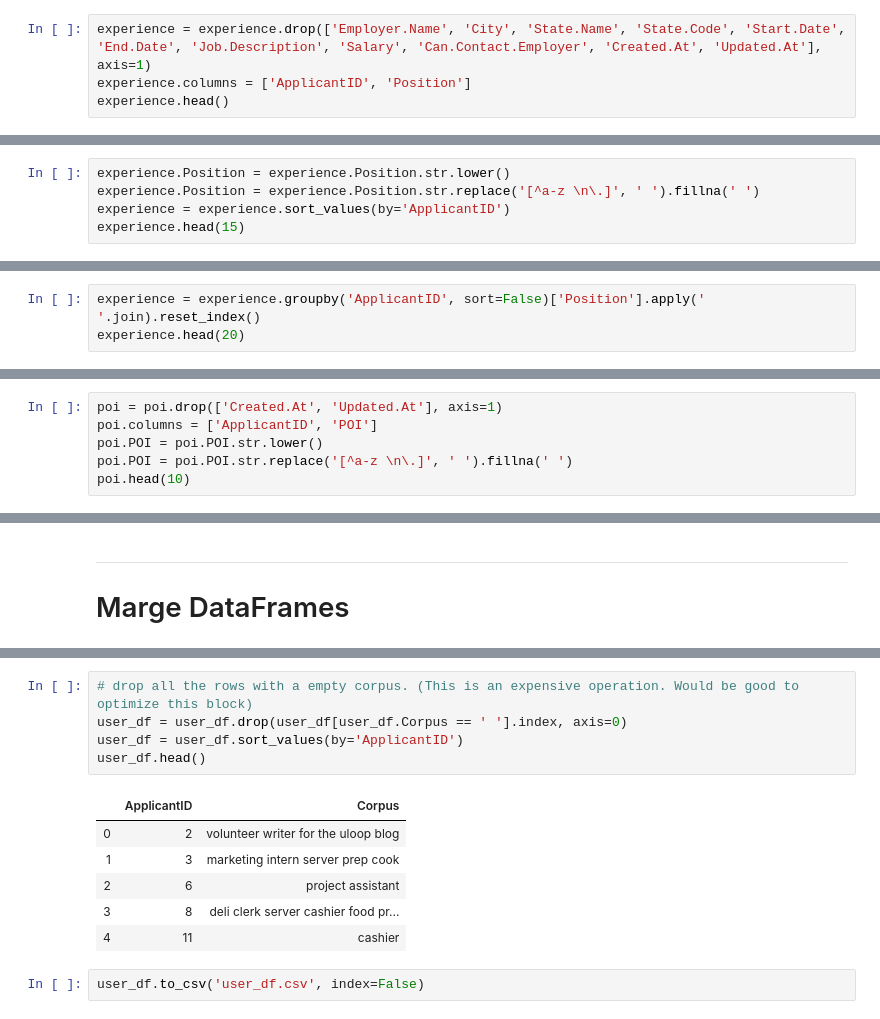
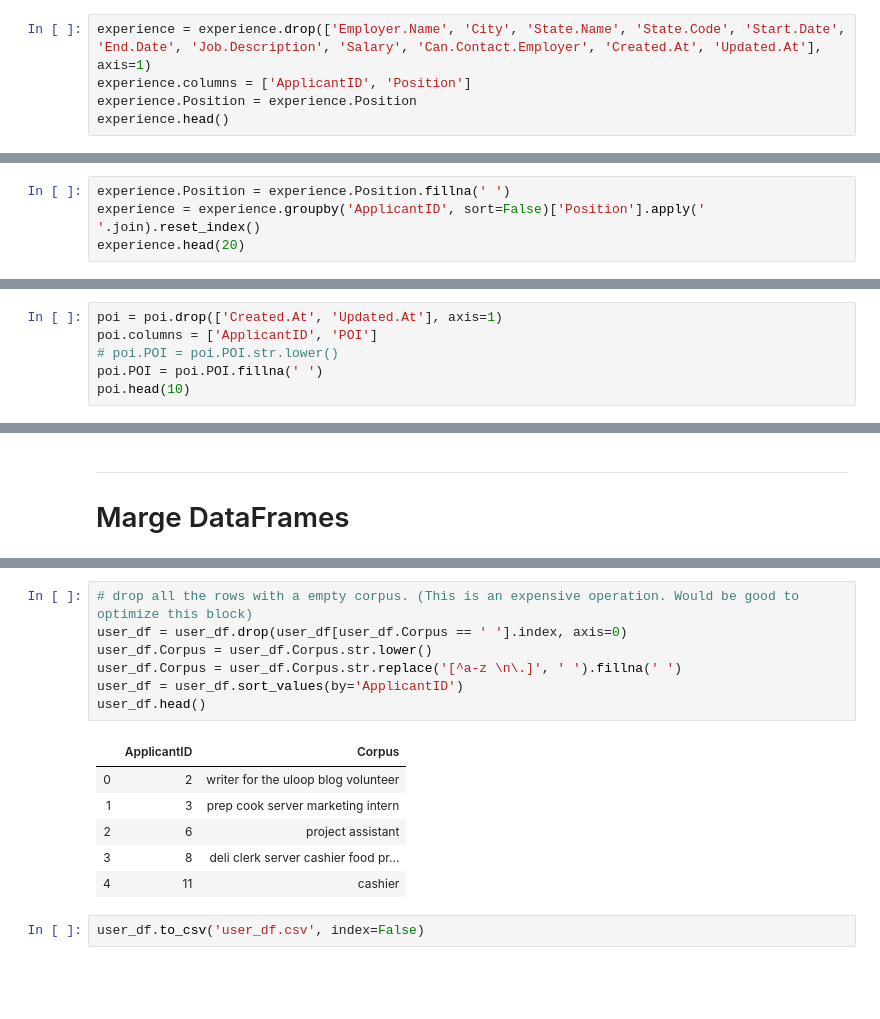
Before and after one commit to SamLevinSE/job_recommender_with_NLP, a Jupyter notebook: job_recommender_data_mining_USERS.ipynb, the cells around one changed output, grey strips where cells are left out. Drawn from its saved outputs; the diff is of its cells as text; blank space fills up the shorter version.

```diff
--- a/job_recommender_data_mining_USERS.ipynb
+++ b/job_recommender_data_mining_USERS.ipynb
@@ -160,6 +149,7 @@ list(experience)
 # %%
 experience = experience.drop(['Employer.Name', 'City', 'State.Name', 'State.Code', 'Start.Date', 'End.Date', 'Job.Description', 'Salary', 'Can.Contact.Employer', 'Created.At', 'Updated.At'], axis=1)
 experience.columns = ['ApplicantID', 'Position']
+experience.Position = experience.Position
 experience.head()
 # %% [output]
 |  | ApplicantID | Position |
@@ -168,8 +158,3 @@ experience.head()
 | 2 | 10001 | Machine Operator |
 | 3 | 10003 | maintenance technician |
 | 4 | 10003 | Electrical Helper |
-# %%
-experience.Position = experience.Position.str.lower()
-experience.Position = experience.Position.str.replace('[^a-z \n\.]', ' ').fillna(' ')
-experience = experience.sort_values(by='ApplicantID')
-experience.head(15)
@@ -193,6 +161,7 @@ experience.head(15)
 # %% [markdown]
 As we see, there are sometimes more than one application for the applicant. Those will be marged to one.
 # %%
+experience.Position = experience.Position.fillna(' ')
 experience = experience.groupby('ApplicantID', sort=False)['Position'].apply(' '.join).reset_index()
 experience.head(20)
 # %% [output]
@@ -242,8 +211,8 @@ poi.head()
 # %%
 poi = poi.drop(['Created.At', 'Updated.At'], axis=1)
 poi.columns = ['ApplicantID', 'POI']
-poi.POI = poi.POI.str.lower()
-poi.POI = poi.POI.str.replace('[^a-z \n\.]', ' ').fillna(' ')
+# poi.POI = poi.POI.str.lower()
+poi.POI = poi.POI.fillna(' ')
 poi.head(10)
 # %% [output]
 |  | ApplicantID | POI |
@@ -323,12 +292,14 @@ user_df.head()
 # %%
 # drop all the rows with a empty corpus. (This is an expensive operation. Would be good to optimize this block)
 user_df = user_df.drop(user_df[user_df.Corpus == ' '].index, axis=0)
+user_df.Corpus = user_df.Corpus.str.lower()
+user_df.Corpus = user_df.Corpus.str.replace('[^a-z \n\.]', ' ').fillna(' ')
 user_df = user_df.sort_values(by='ApplicantID')
 user_df.head()
 # %% [output]
 |  | ApplicantID | Corpus |
-| 0 | 2 | volunteer writer for the uloop blog |
-| 1 | 3 | marketing intern server prep cook |
+| 0 | 2 | writer for the uloop blog volunteer |
+| 1 | 3 | prep cook server marketing intern |
 | 2 | 6 | project assistant |
 | 3 | 8 | deli clerk server cashier food pr... |
 | 4 | 11 | cashier |
```
Also changed, not shown: parts of 8 cells of this notebook, 3 other files.
